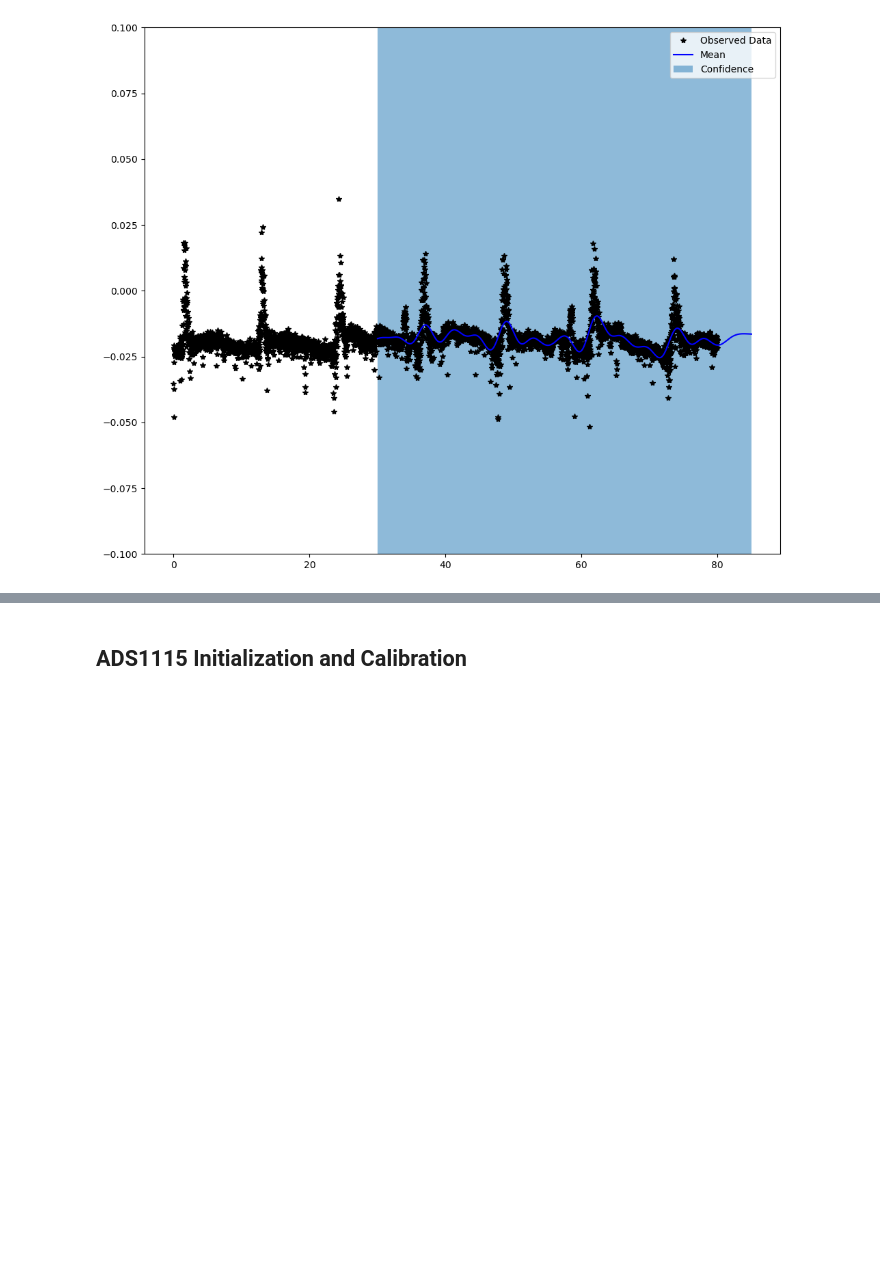
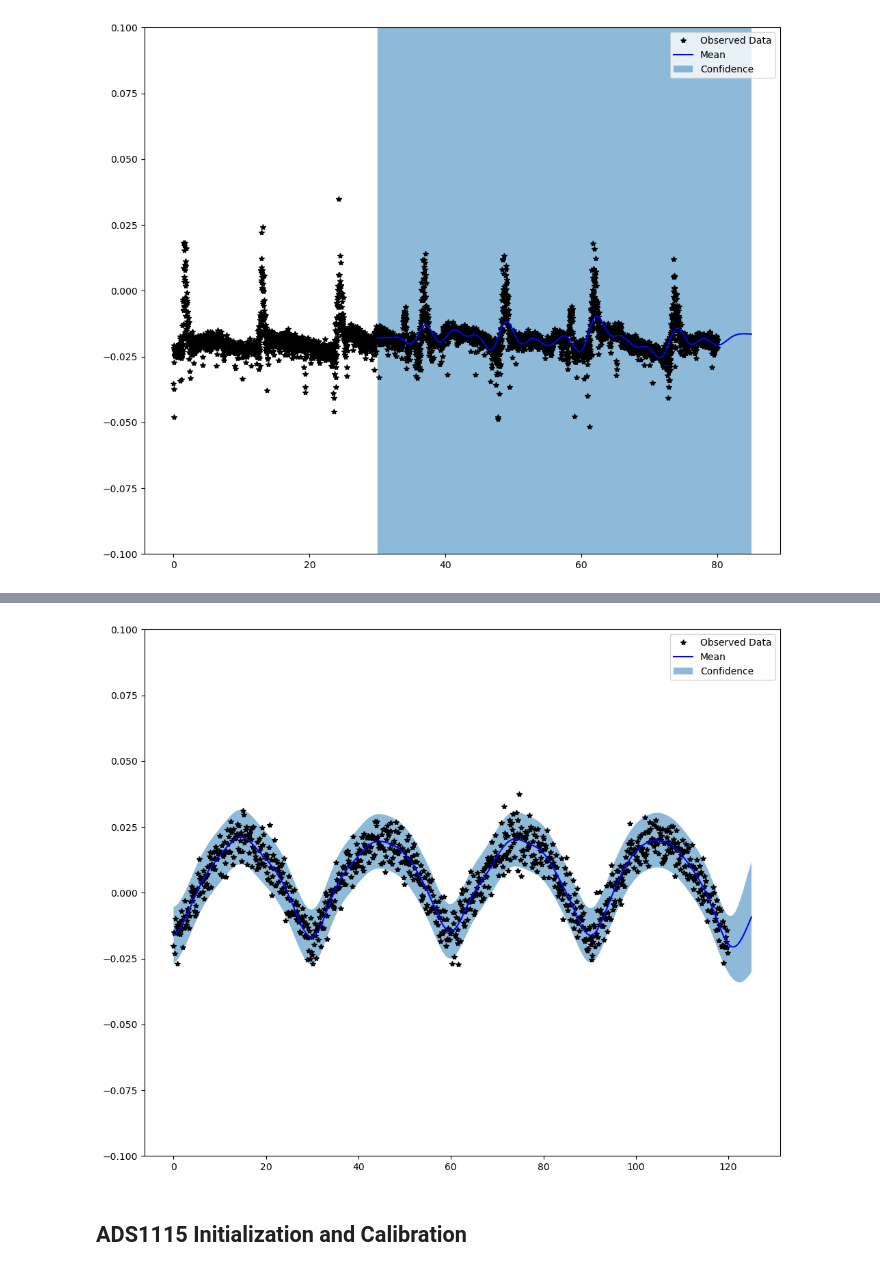
Before and after one commit to twilkening/ae8803, a Jupyter notebook: Final_Project/0_playground.ipynb, the cells around one changed output, grey strips where cells are left out. Cells and saved outputs as stored; diff of their text form; code cells hidden in the pictures; blank space fills up the shorter version.

```diff
--- a/Final_Project/0_playground.ipynb
+++ b/Final_Project/0_playground.ipynb
@@ -357,0 +419,14 @@ with torch.no_grad():
+# %%
+train_x = torch.from_numpy(data_fake[:, 0].astype(np.float32))
+train_y = torch.from_numpy(data_fake[:, 1].astype(np.float32))
+# normalize the target values to [-1 1]
+max_y = max(abs(train_y))
+train_y = train_y/max_y
+# initialize likelihood and model
+# Create a GaussianLikelihood with a normal prior for the noise
+likelihood = gpytorch.likelihoods.GaussianLikelihood(
+    noise_constraint=gpytorch.constraints.GreaterThan(1e-3),
+    noise_prior=gpytorch.priors.NormalPrior(0, 0.1)
+)
+likelihood.noise_covar.noise = torch.tensor(0.04)
+model = ExactGPModel(train_x, train_y, likelihood)
@@ -358,3 +479,33 @@ with torch.no_grad():
+# %%
+# Get into evaluation (predictive posterior) mode
+model.eval()
+likelihood.eval()
+
+new_end = round(data_fake[-1,0]) + 5
+test_x = torch.linspace(0,new_end,int(new_end/0.1), dtype=torch.float32)  # 10 pts/sec
+
+# Make predictions by feeding model through likelihood
+with torch.no_grad(), gpytorch.settings.fast_pred_var():
+    observed_pred = model.likelihood(model(test_x))
+# %%
+# Plotting Results!
+with torch.no_grad():
+    # Initialize plot
+    f, ax = plt.subplots(1, 1, figsize=(12, 10))
+
+    # Get upper and lower confidence bounds
+    lower, upper = observed_pred.confidence_region()
+    scale = max_y.numpy()
+    # Plot training data as black stars
+    ax.plot(train_x.numpy(), train_y.numpy()*scale, 'k*')
+    # Plot predictive means as blue line
+    ax.plot(test_x.numpy(), observed_pred.mean.numpy()*scale, 'b')
+    # Shade between the lower and upper confidence bounds
+    ax.fill_between(test_x.numpy(), lower.numpy()*scale, upper.numpy()*scale, alpha=0.5)
+    ax.set_ylim([-0.1, 0.1])
+    ax.legend(['Observed Data', 'Mean', 'Confidence'])
+# %% [output]
+[figure, added]
 # %% [markdown]
 ## ADS1115 Initialization and Calibration
 # %%
```
Also changed, not shown: parts of 12 cells of this notebook, 1 other file.
